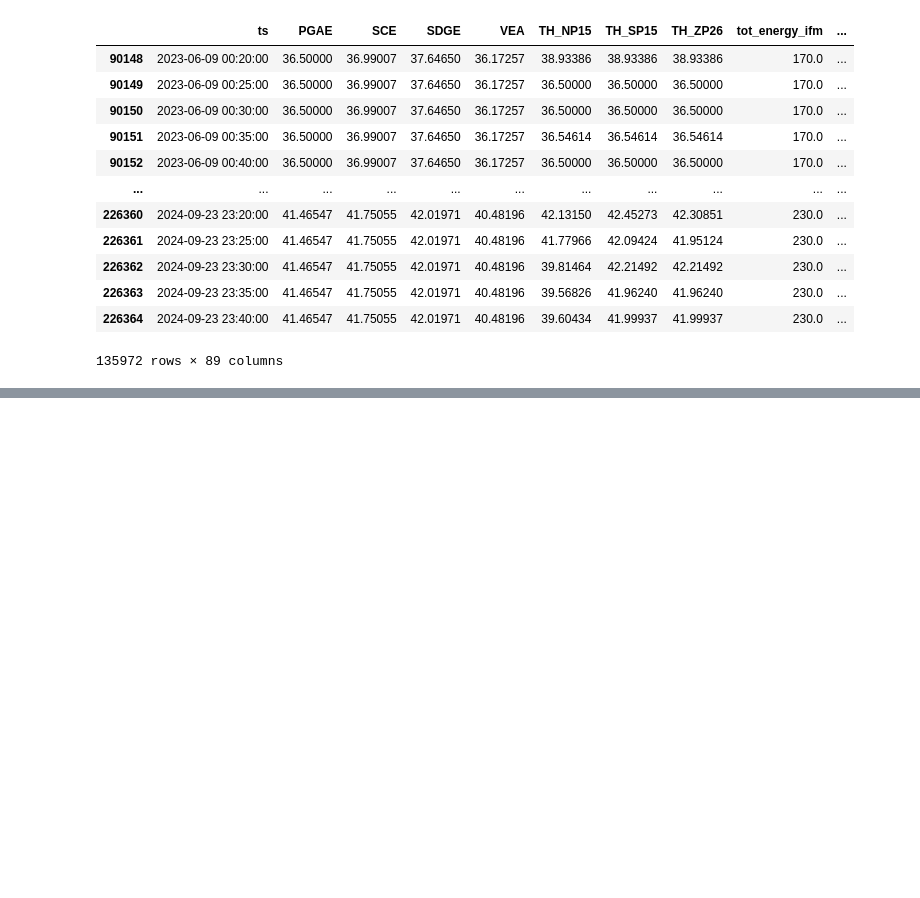
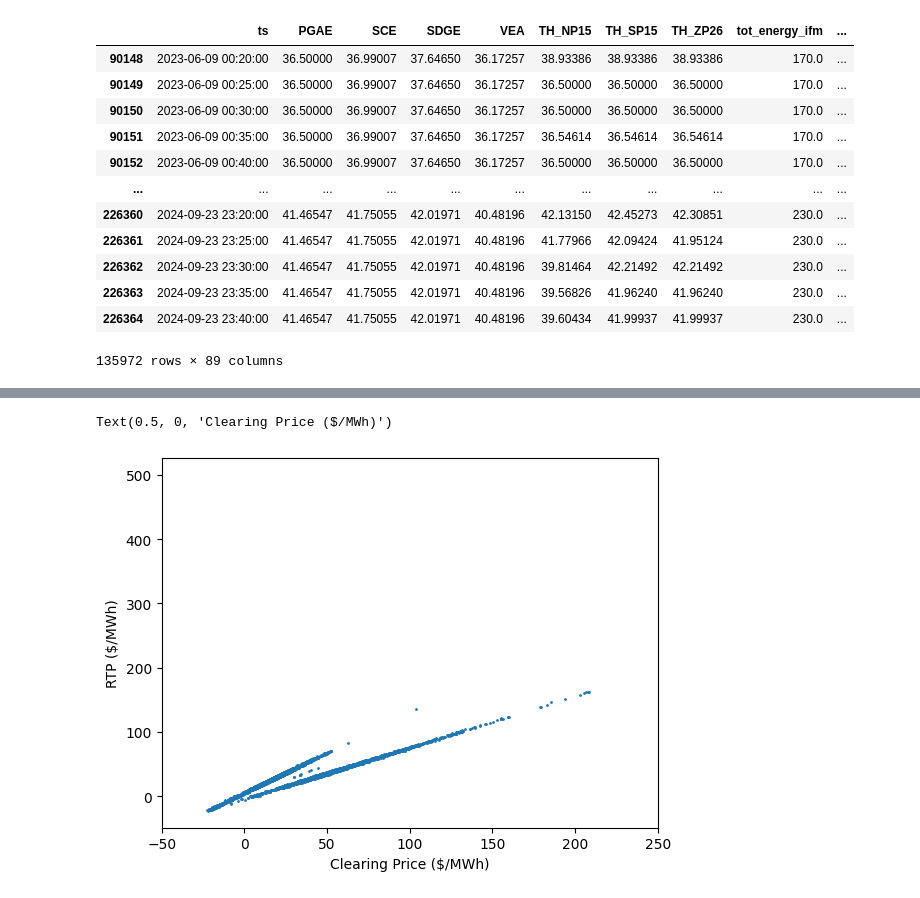
Before and after one commit to nmadev/EnergyStorageRLBidder, a Jupyter notebook: MarketSimulation.ipynb, the cells around one changed output, grey strips where cells are left out. Saved outputs shown, nothing was run; the diff lists cells and outputs as text; code cells hidden in the pictures; blank space fills up the shorter version.

```diff
--- a/MarketSimulation.ipynb
+++ b/MarketSimulation.ipynb
@@ -102,3 +97,11 @@ Text(0.5, 0, 'Clearing Price ($/MWh)')
+# %%
+plt.scatter(Sim.clearing_prices, Sim.rtp, s=1)
+plt.xlim(-50, 250)
+plt.ylabel("RTP ($/MWh)")
+plt.xlabel("Clearing Price ($/MWh)")
+# %% [output]
+Text(0.5, 0, 'Clearing Price ($/MWh)')
+[figure, added]
 # %%
 for i in range(10):
     plt.plot(honest_bidders[i].soc_hist)
```
Also changed, not shown: parts of 7 cells of this notebook, 2 other files.
